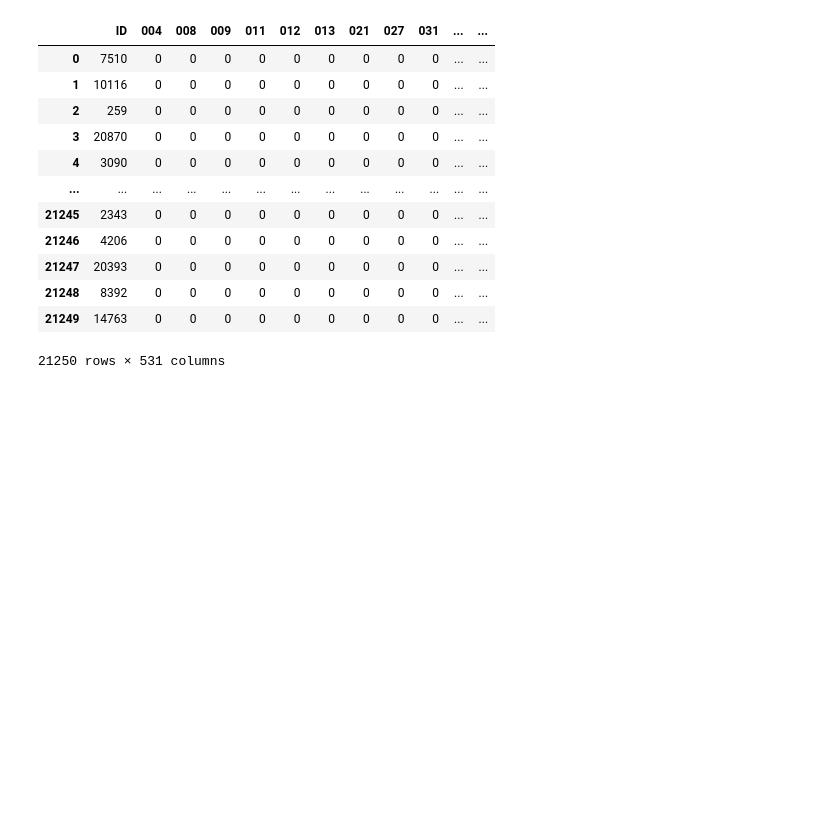
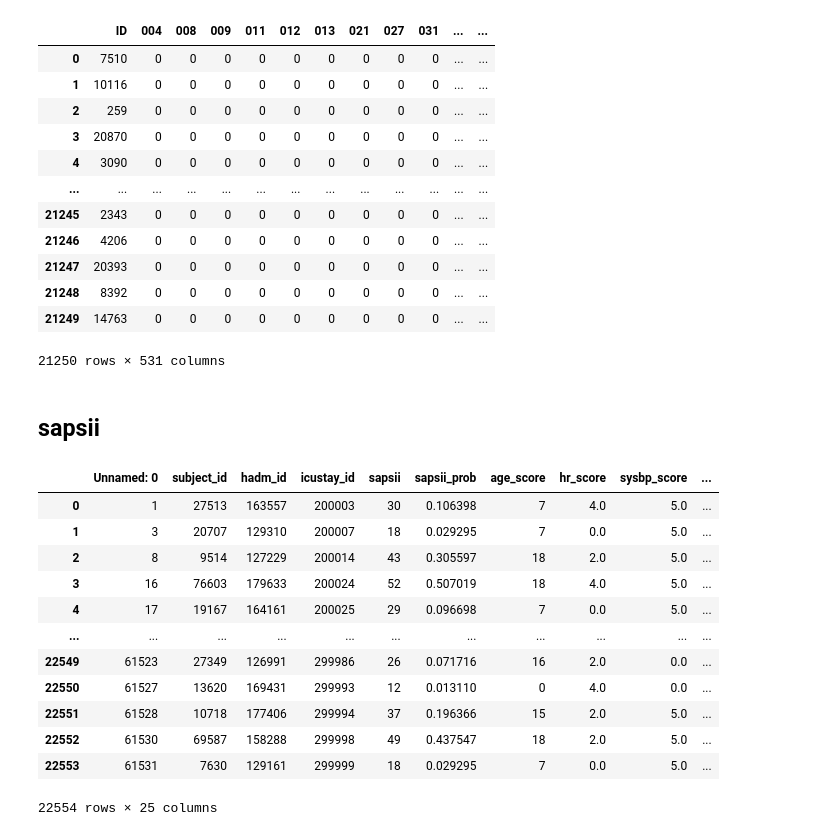
Before and after one commit to keytsuda/Continuous-Monitoring-of-Vital, a Jupyter notebook: GRUODEBayse/makeGRUODE_tags_and_covs.ipynb, the cells around one changed output. Drawn from its saved outputs; the diff is of its cells as text; code cells hidden in the pictures; blank space fills up the shorter version.

```diff
--- a/GRUODEBayse/makeGRUODE_tags_and_covs.ipynb
+++ b/GRUODEBayse/makeGRUODE_tags_and_covs.ipynb
@@ -166,3 +183,21 @@ covs
 21250 rows × 531 columns
 # %%
 covs.to_csv(outfile_path+"GRU_ODE_covariates.csv",index=False)
+# %% [markdown]
+## sapsii
+# %%
+saps
+# %% [output]
+|  | Unnamed: 0 | subject_id | hadm_id | icustay_id | sapsii | sapsii_prob | age_score | hr_score | sysbp_score | ... |
+| 0 | 1 | 27513 | 163557 | 200003 | 30 | 0.106398 | 7 | 4.0 | 5.0 | ... |
+| 1 | 3 | 20707 | 129310 | 200007 | 18 | 0.029295 | 7 | 0.0 | 5.0 | ... |
+| 2 | 8 | 9514 | 127229 | 200014 | 43 | 0.305597 | 18 | 2.0 | 5.0 | ... |
+| 3 | 16 | 76603 | 179633 | 200024 | 52 | 0.507019 | 18 | 4.0 | 5.0 | ... |
+| 4 | 17 | 19167 | 164161 | 200025 | 29 | 0.096698 | 7 | 0.0 | 5.0 | ... |
+| ... | ... | ... | ... | ... | ... | ... | ... | ... | ... | ... |
+| 22549 | 61523 | 27349 | 126991 | 299986 | 26 | 0.071716 | 16 | 2.0 | 0.0 | ... |
+| 22550 | 61527 | 13620 | 169431 | 299993 | 12 | 0.013110 | 0 | 4.0 | 0.0 | ... |
+| 22551 | 61528 | 10718 | 177406 | 299994 | 37 | 0.196366 | 15 | 2.0 | 5.0 | ... |
+| 22552 | 61530 | 69587 | 158288 | 299998 | 49 | 0.437547 | 18 | 2.0 | 5.0 | ... |
+| 22553 | 61531 | 7630 | 129161 | 299999 | 18 | 0.029295 | 7 | 0.0 | 5.0 | ... |
+22554 rows × 25 columns
```
Also changed, not shown: parts of 12 cells of this notebook, 29 other files.
